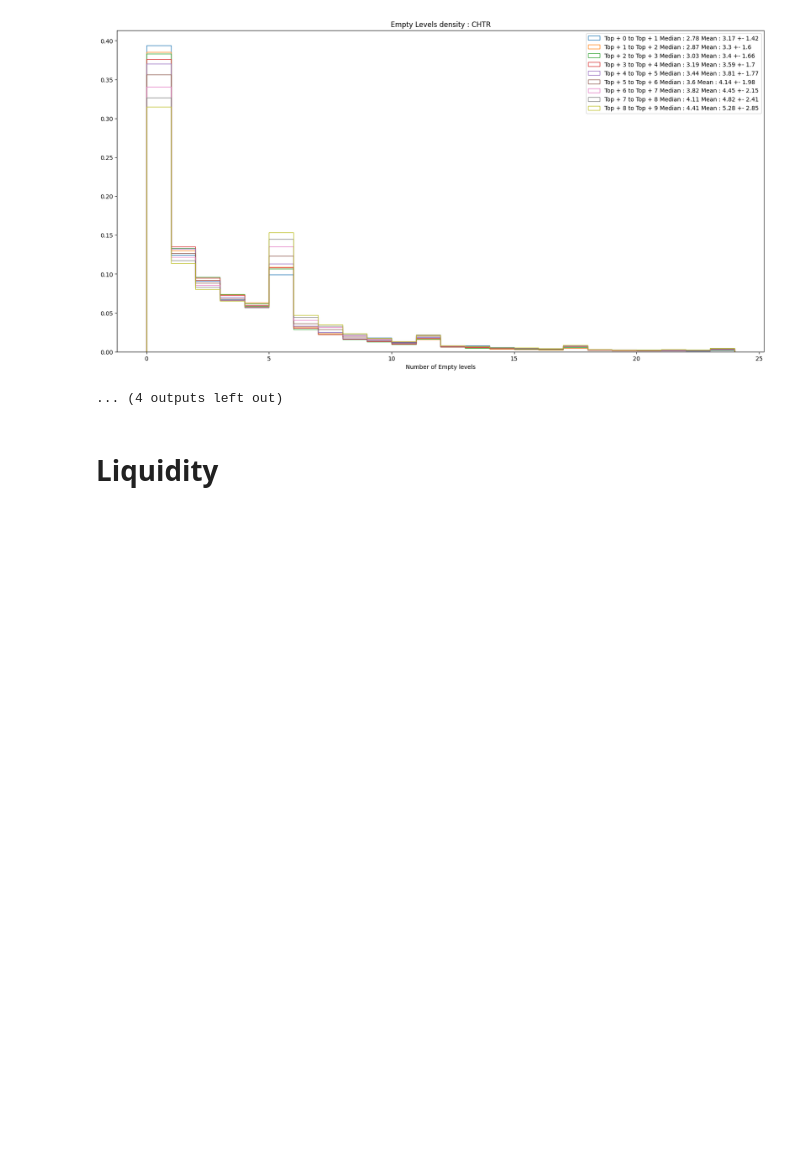
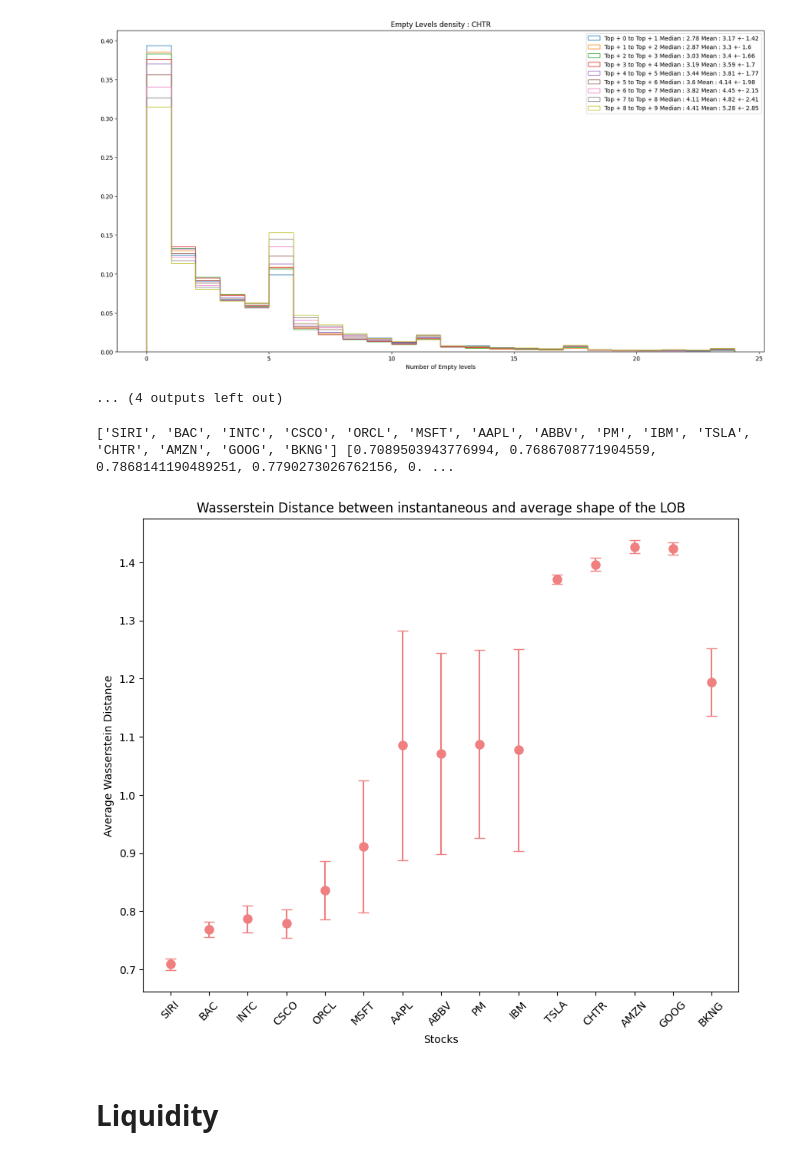
Before and after one commit to konqr/lobSimulations, a Jupyter notebook: hawkes/experiments/xStocksEDA.ipynb, the cells around one changed output. Saved outputs shown, nothing was run; the diff lists cells and outputs as text; code cells hidden in the pictures; blank space fills up the shorter version.

```diff
--- a/hawkes/experiments/xStocksEDA.ipynb
+++ b/hawkes/experiments/xStocksEDA.ipynb
@@ -287,6 +251,41 @@ plt.show()
 [figure]
 [figure]
 ... (4 outputs left out)
+# %%
+with open("/SAN/fca/Konark_PhD_Experiments/smallTick/PM_EDA_shapeWasserstein", "rb") as f:
+        data = pickle.load(f)
+# %%
+plt.figure(figsize=(10,8))
+Xs , Ys , Es= [] , [] , []
+for s in stocks:
+    # os.system("/share/apps/p7zip-16.02/bin/7z e /SAN/fca/DRL_HFT_Investigations/" + s + "_2019-01-01_2020-09-27_10.7z -o/SAN/fca/Konark_PhD_Experiments/extracted/GOOG/ " + s + "_2019-* -r -y")
+    # l = dataLoader.Loader(s, dates[0], dates[0] nlevels = 1, dataPath = "/SAN/fca/Konark_PhD_Experiments/extracted/GOOG/")
+    # data = l.load()
+    # os.system("rm -r /SAN/fca/Konark_PhD_Experiments/extracted/GOOG/" + s + "*")
+    try:
+        with open("/SAN/fca/Konark_PhD_Experiments/smallTick/"+s+"_EDA_shapeWasserstein", "rb") as f:
+            data = pickle.load(f)
+    except:
+        continue
+    if len(data[1])==0 or np.isnan(data[1][0]): continue
+    m, v = np.mean(data[0]), np.mean(data[1])
+    Ys.append(m)
+    Es.append(v)
+    Xs.append(s)
+print(Xs, Ys, Es)
+plt.errorbar(np.arange(len(Xs)), Ys, yerr=Es, marker='o', markersize=8, linestyle='none', capsize=5, color = 'lightcoral')
+plt.xticks(np.arange(len(Xs)), Xs, rotation=45)
+# plt.yscale("log")
+# plt.xscale("log")
+# plt.legend(loc = "lower right")
+plt.ylabel("Average Wasserstein Distance")
+plt.xlabel("Stocks")
+plt.title("Wasserstein Distance between instantaneous and average shape of the LOB")
+plt.savefig("/SAN/fca/Konark_PhD_Experiments/smallTick/xStock_wassShape_2019.png")
+plt.show()
+# %% [output]
+['SIRI', 'BAC', 'INTC', 'CSCO', 'ORCL', 'MSFT', 'AAPL', 'ABBV', 'PM', 'IBM', 'TSLA', 'CHTR', 'AMZN', 'GOOG', 'BKNG'] [0.7089503943776994, 0.7686708771904559, 0.7868141190489251, 0.7790273026762156, 0. ...
+[figure, added]
 # %% [markdown]
 # Liquidity
 # %%
```
Also changed, not shown: parts of 35 cells of this notebook, 1 other file.
